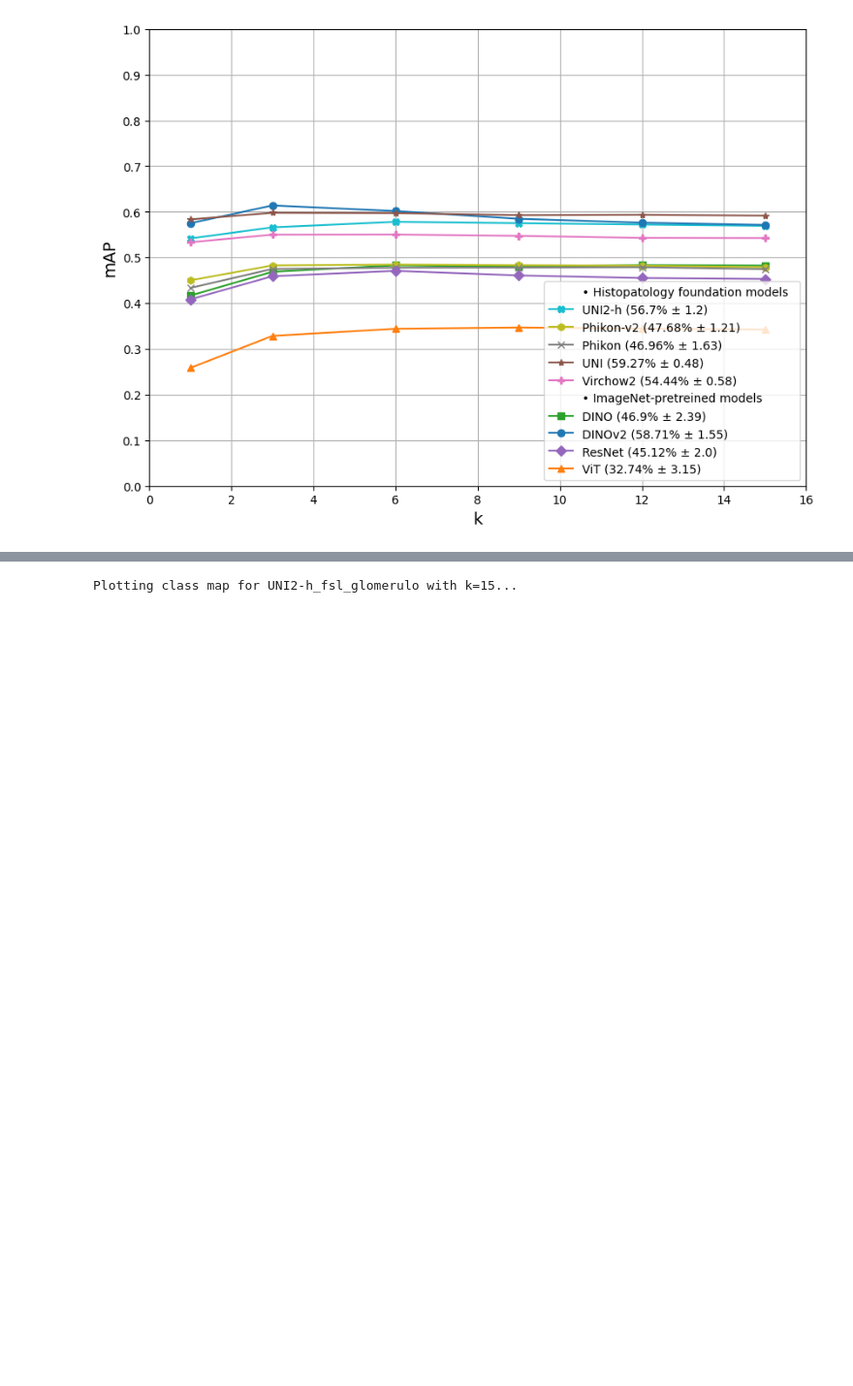
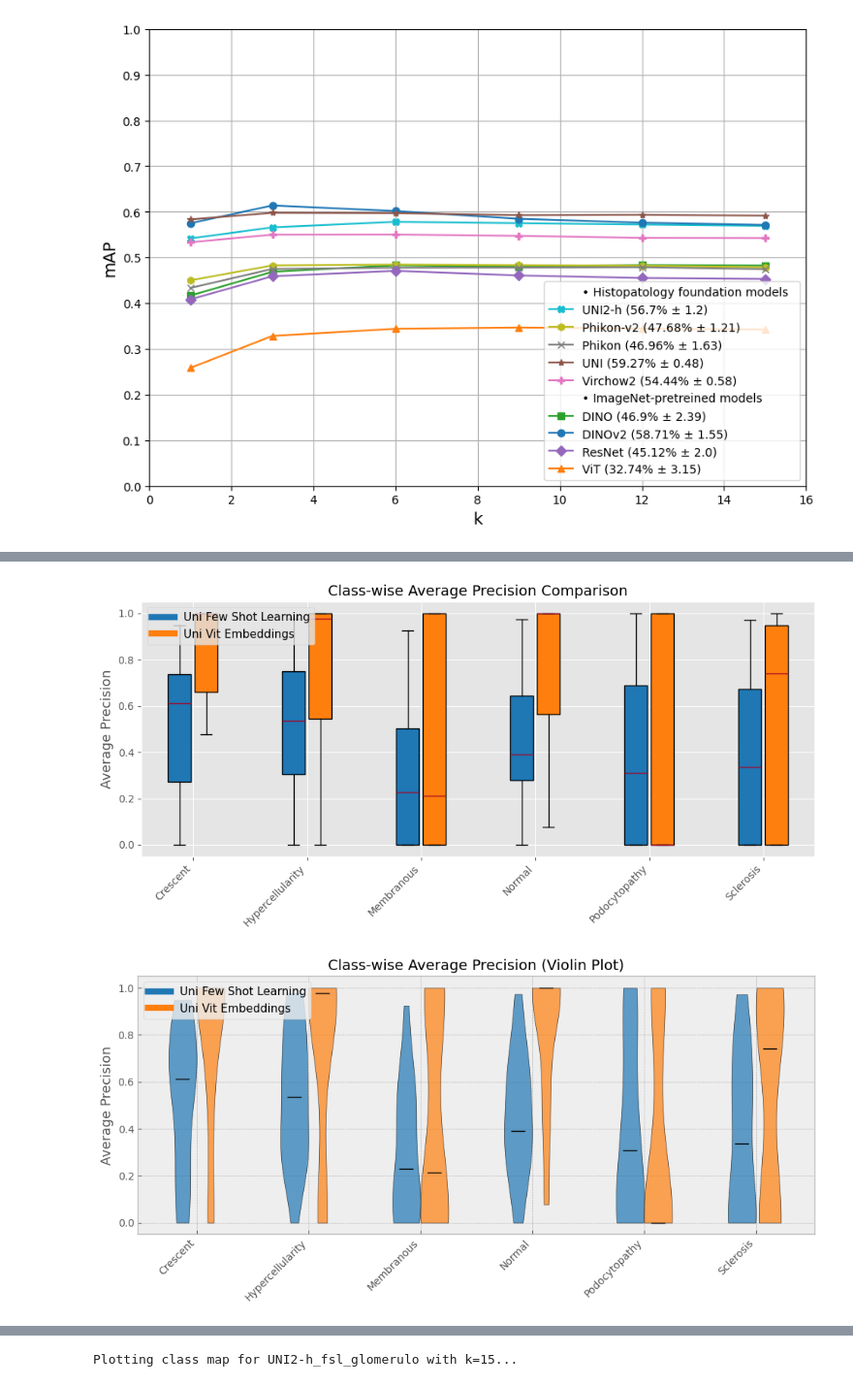
Before and after one commit to maods2/master-research-image-retrieval, a Jupyter notebook: notebooks/retr_test_fsl/retrieval_pretreined_glomerulo.ipynb, the cells around one changed output, grey strips where cells are left out. Shown at 97% size. Saved outputs shown, nothing was run; the diff lists cells and outputs as text; code cells hidden in the pictures; blank space fills up the shorter version.

```diff
--- a/notebooks/retr_test_fsl/retrieval_pretreined_glomerulo.ipynb
+++ b/notebooks/retr_test_fsl/retrieval_pretreined_glomerulo.ipynb
@@ -64 +269,19 @@ Insufficient data to plot comparison.
+# %%
+plot_classwise_boxplot_comparison(
+    r,
+    load_results_for_boxplot(exp2),
+    model1_name="Uni Few Shot Learning",
+    model2_name="Uni Vit Embeddings",
+    save_path="classwise_comparison.pdf"
+)
+plot_classwise_violin_comparison(
+    r,
+    load_results_for_boxplot(exp2),
+    model1_name="Uni Few Shot Learning",
+    model2_name="Uni Vit Embeddings",
+    save_path="classwise_comparison.pdf"
+)
+# %% [output]
+[figure, added]
+[figure, added]
 # %%
```
Also changed, not shown: parts of 9 cells of this notebook, 6 other files.
